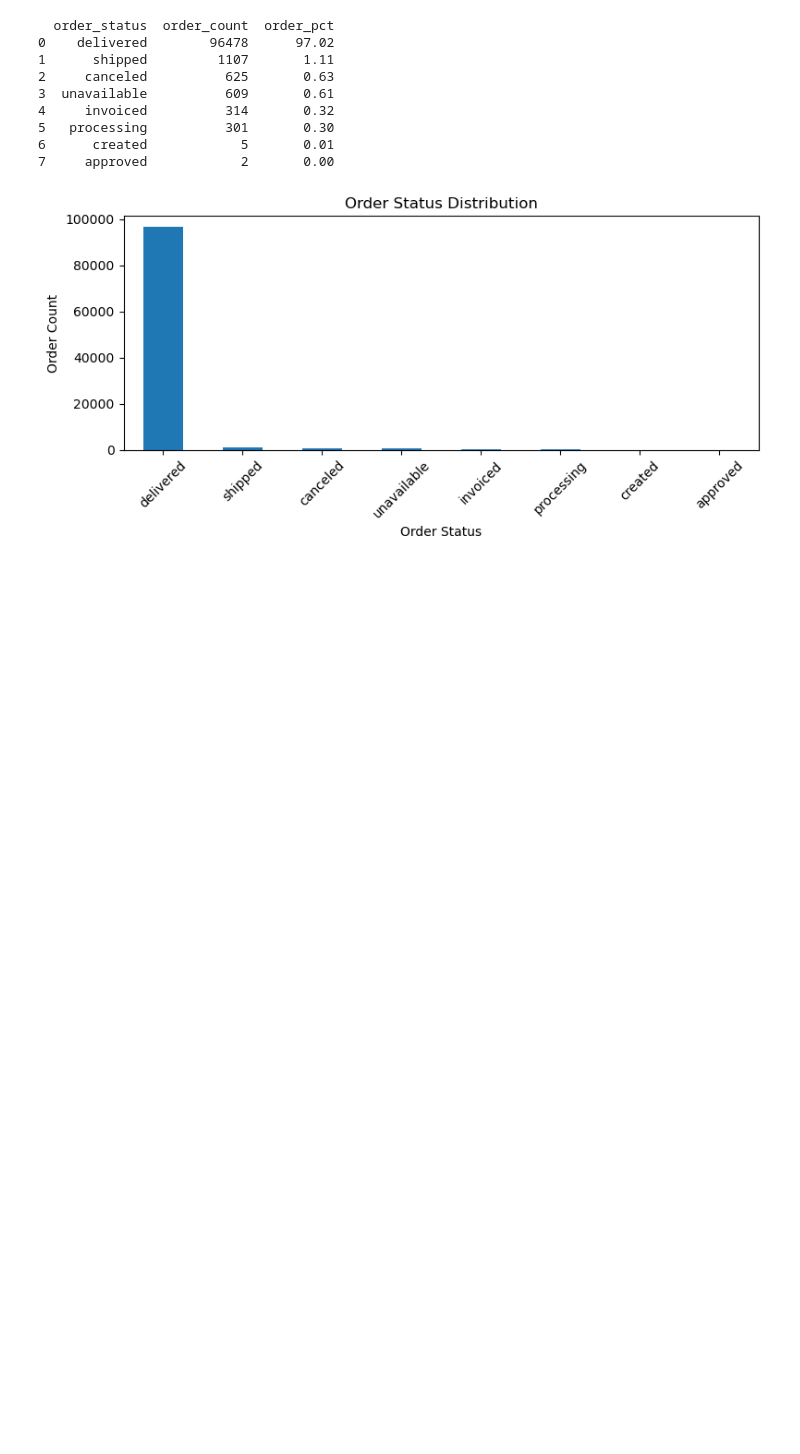
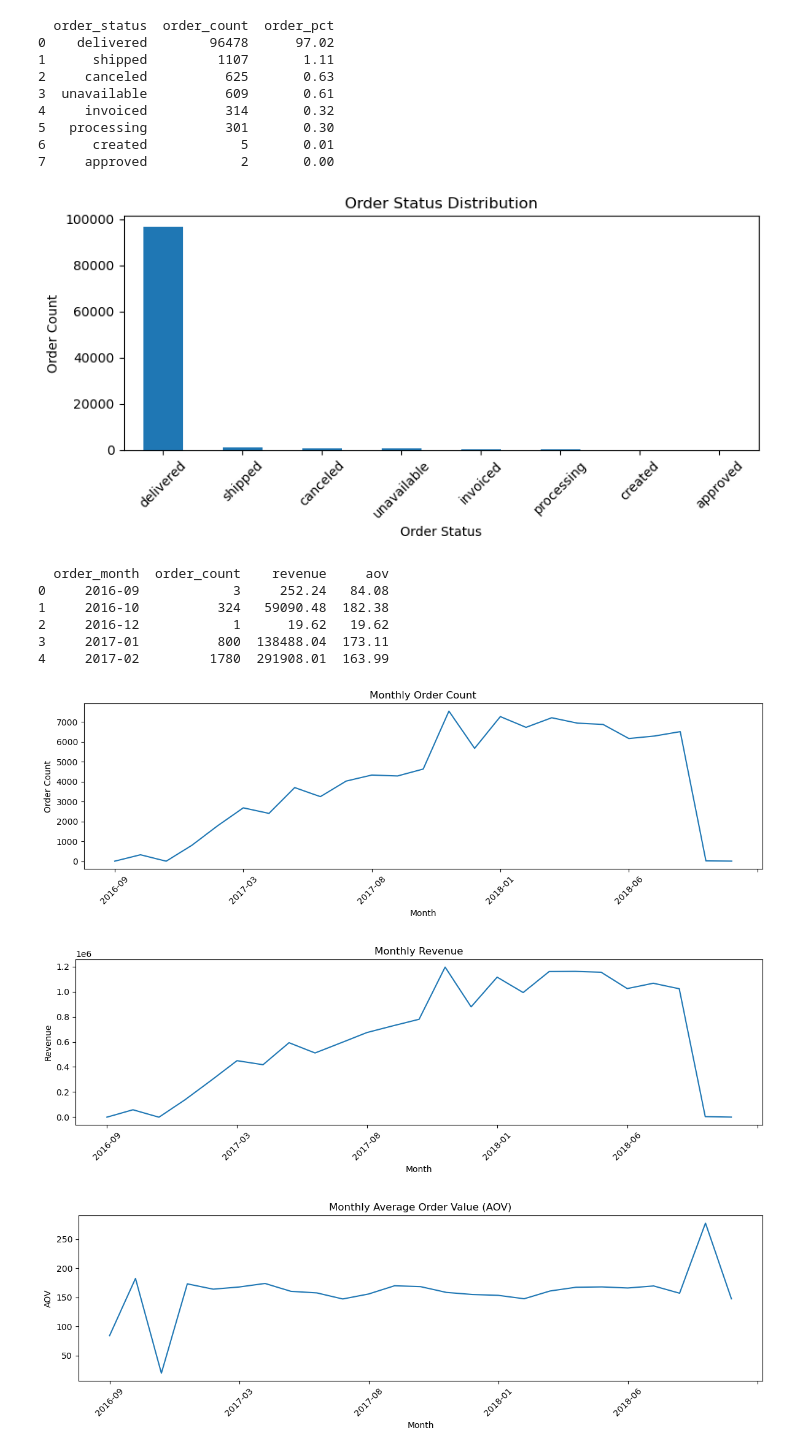
Before and after one commit to xxcxyxx/olist-ecommerce-analysis, a Jupyter notebook: notebooks/06_orders_revenue_analysis.ipynb, the cells around one changed output. Drawn from its saved outputs; the diff is of its cells as text; code cells hidden in the pictures; blank space fills up the shorter version.

```diff
--- a/notebooks/06_orders_revenue_analysis.ipynb
+++ b/notebooks/06_orders_revenue_analysis.ipynb
@@ -66,3 +66,83 @@ plt.show()
 6      created            5       0.01
 7     approved            2       0.00
 [figure]
+# %%
+# - 3) 월별 주문 수 / 매출 / 평균 주문금액(AOV) 분석
+
+# 월별 주문 수 / 매출 / 평균 주문금액(AOV) 계산
+monthly_summary = pd.read_sql("""
+WITH payment_per_order AS (
+    SELECT
+        order_id,
+        SUM(payment_value) AS total_payment
+    FROM order_payments
+    GROUP BY order_id
+)
+SELECT
+    strftime('%Y-%m', o.order_purchase_timestamp) AS order_month,
+    COUNT(DISTINCT o.order_id) AS order_count,
+    ROUND(SUM(p.total_payment), 2) AS revenue,
+    ROUND(SUM(p.total_payment) * 1.0 / COUNT(DISTINCT o.order_id), 2) AS aov
+FROM orders o
+JOIN payment_per_order p
+    ON o.order_id = p.order_id
+GROUP BY order_month
+ORDER BY order_month;
+""", conn)
+
+print(monthly_summary.head())
+
+# 월별 주문 수 추이
+monthly_summary.plot(
+    x="order_month",
+    y="order_count",
+    figsize=(12, 4),
+    legend=False
+)
+
+plt.title("Monthly Order Count")
+plt.xlabel("Month")
+plt.ylabel("Order Count")
+plt.xticks(rotation=45)
+plt.tight_layout()
+plt.show()
+
+# 월별 매출 추이
+monthly_summary.plot(
+    x="order_month",
+    y="revenue",
+    figsize=(12, 4),
+    legend=False
+)
+
+plt.title("Monthly Revenue")
+plt.xlabel("Month")
+plt.ylabel("Revenue")
+plt.xticks(rotation=45)
+plt.tight_layout()
+plt.show()
+
+# 월별 평균 주문금액(AOV) 추이
+monthly_summary.plot(
+    x="order_month",
+    y="aov",
+    figsize=(12, 4),
+    legend=False
+)
+
+plt.title("Monthly Average Order Value (AOV)")
+plt.xlabel("Month")
+plt.ylabel("AOV")
+plt.xticks(rotation=45)
+plt.tight_layout()
+plt.show()
+# %% [output]
+  order_month  order_count    revenue     aov
+0     2016-09            3     252.24   84.08
+1     2016-10          324   59090.48  182.38
+2     2016-12            1      19.62   19.62
+3     2017-01          800  138488.04  173.11
+4     2017-02         1780  291908.01  163.99
+[figure, added]
+[figure, added]
+[figure, added]
```
Also changed, not shown: parts of 1 cell of this notebook, 1 other file.
